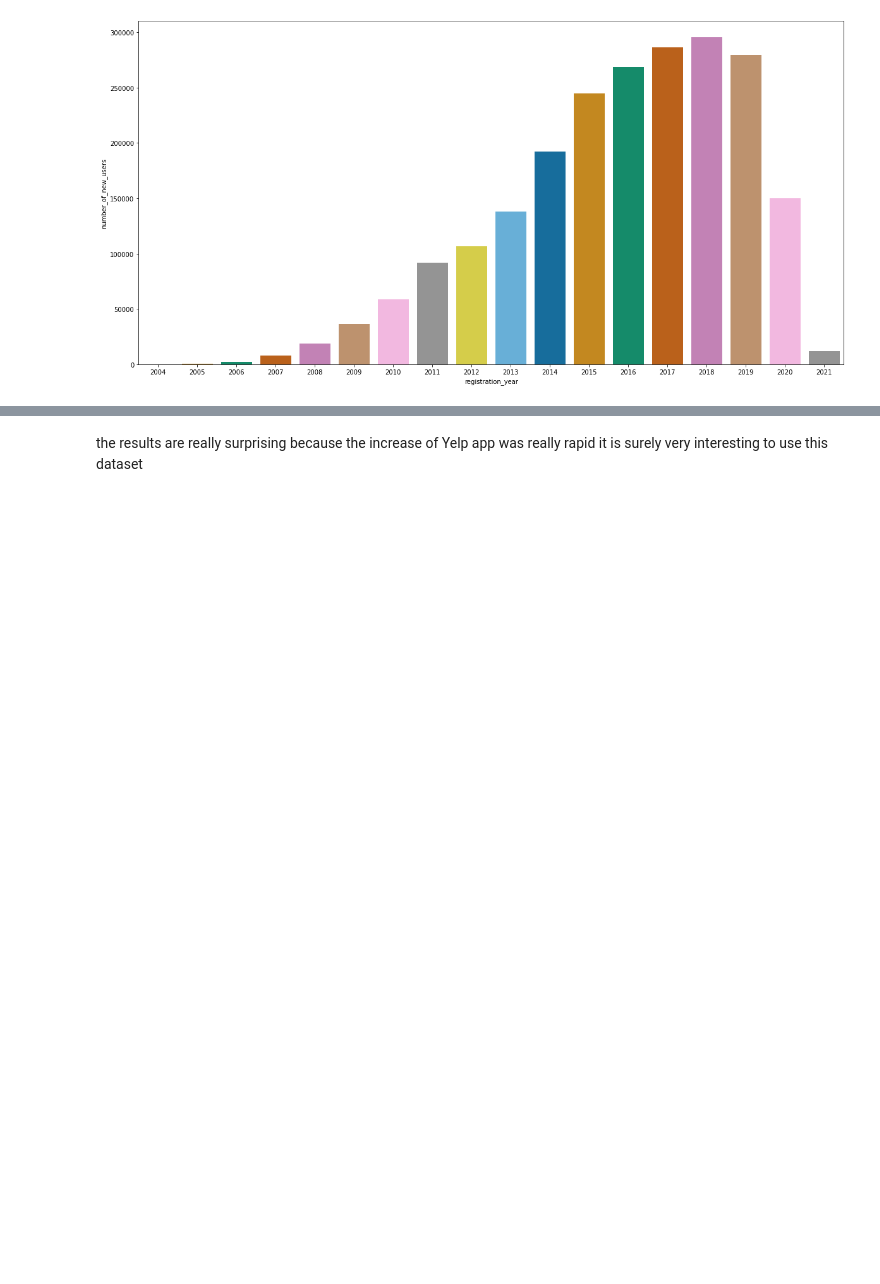
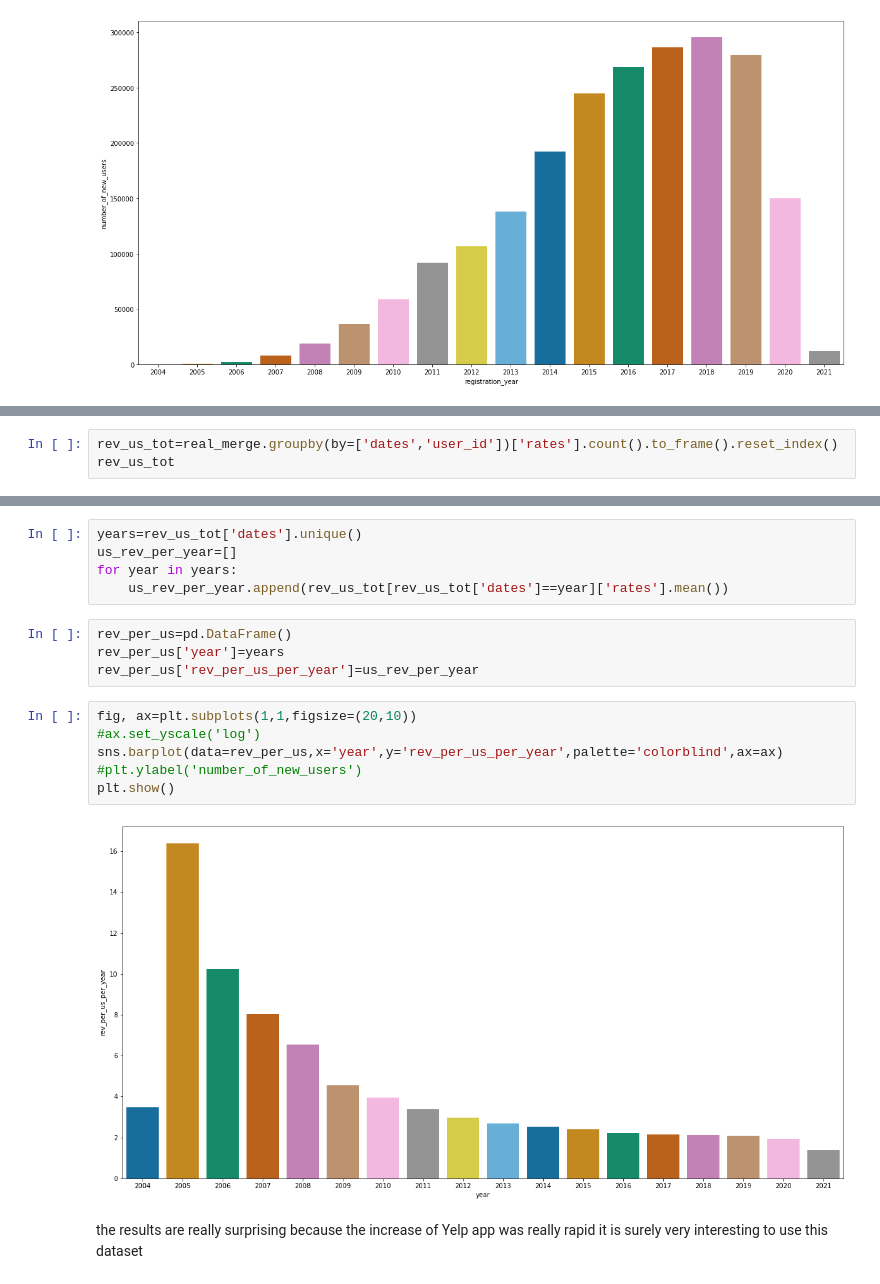
Before and after one commit to lucarossi9/Statistical-computation-project-2, a Jupyter notebook: time_space_analysis.ipynb, the cells around one changed output, grey strips where cells are left out. Saved outputs shown, nothing was run; the diff lists cells and outputs as text; blank space fills up the shorter version.

```diff
--- a/time_space_analysis.ipynb
+++ b/time_space_analysis.ipynb
@@ -286,0 +298,3 @@ plt.show()
+# %%
+rev_us_tot=real_merge.groupby(by=['dates','user_id'])['rates'].count().to_frame().reset_index()
+rev_us_tot
@@ -287,3 +315,20 @@ plt.show()
+# %%
+years=rev_us_tot['dates'].unique()
+us_rev_per_year=[]
+for year in years:
+    us_rev_per_year.append(rev_us_tot[rev_us_tot['dates']==year]['rates'].mean())
+# %%
+rev_per_us=pd.DataFrame()
+rev_per_us['year']=years
+rev_per_us['rev_per_us_per_year']=us_rev_per_year
+# %%
+fig, ax=plt.subplots(1,1,figsize=(20,10))
+#ax.set_yscale('log')
+sns.barplot(data=rev_per_us,x='year',y='rev_per_us_per_year',palette='colorblind',ax=ax)
+#plt.ylabel('number_of_new_users')
+plt.show()
+# %% [output]
+[figure, added]
 # %% [markdown]
 the results are really surprising because the increase of Yelp app was really rapid it is surely very interesting to use this dataset
 # %% [markdown]
```
Also changed, not shown: parts of 5 cells of this notebook.
